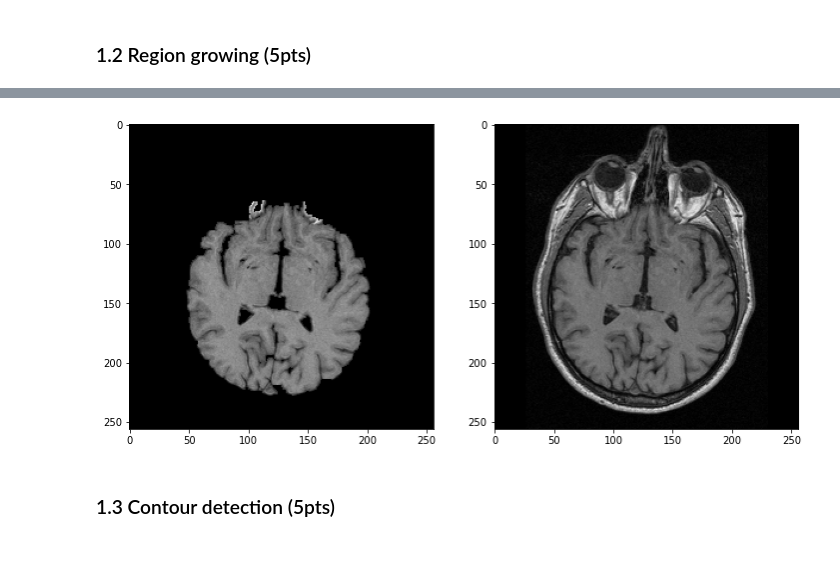
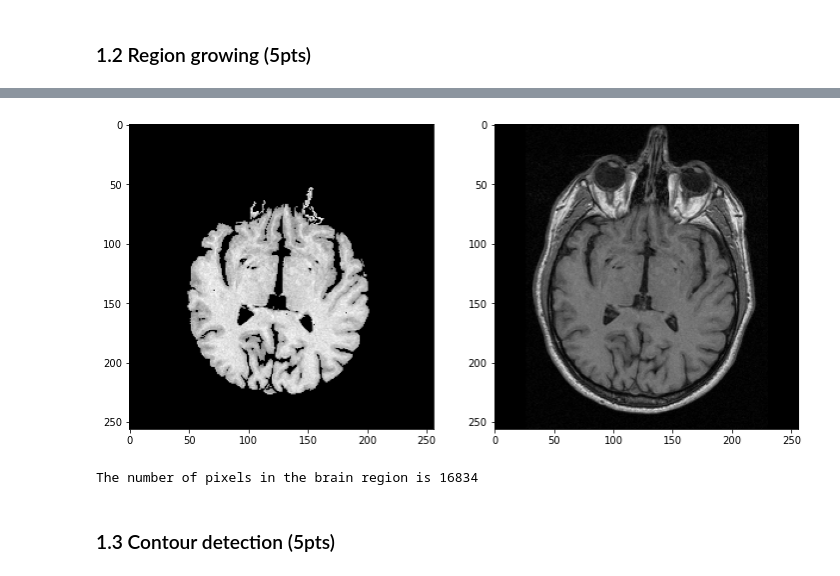
Before and after one commit to aamoros8/IAPR_EPFL, a Jupyter notebook: labs/lab_01_segmentation.ipynb, the cells around one changed output, grey strips where cells are left out. Saved outputs shown, nothing was run; the diff lists cells and outputs as text; code cells hidden in the pictures.

```diff
--- a/labs/lab_01_segmentation.ipynb
+++ b/labs/lab_01_segmentation.ipynb
@@ -84,47 +107,46 @@ sample=brain_im[130:150,140:160] # Sample of image to mean onto
 brain_copy=brain_im.copy()
 
 thresh=np.mean(sample)*0.6
-thresh2=np.mean(sample)*1.1
-mask=brain_im>thresh
+thresh2=np.mean(sample)*1.2
 
-
-#Try
-start=[210,125]
+start=[200,70]
 region=[start]
 Exploring_map=np.zeros((length,length))
 Exploring_map[start[0],start[1]]=2
 process=True
 
 while process :
     for pixel in region:
         X,Y = np.mgrid[pixel[0]-1:pixel[0]+2,pixel[1]-1:pixel[1]+2]#Find surrounding pixels
         Xsurr,Ysurr=np.vstack((X.ravel(), Y.ravel()))
         Surr=np.vstack((Xsurr,Ysurr)).T #Making array with surrounding pixels coordinates
         for exp in Surr :
-            if Exploring_map[exp[0],exp[1]] == 0: # If never explored
+            if (Exploring_map[exp[0],exp[1]] == 0): # If never explored
                 if brain_copy[exp[0],exp[1]]>thresh and brain_copy[exp[0],exp[1]]<thresh2 : #If in range for brain
                     Exploring_map[exp[0],exp[1]] = 2
                 else:
                     Exploring_map[exp[0],exp[1]] = 1 # If never explored and not in threshold
             elif Exploring_map[exp[0],exp[1]] ==2:# If already inquired, try once more for pixels around
                 Exploring_map[exp[0],exp[1]]=3
             elif Exploring_map[exp[0],exp[1]] ==3:# If already inquired, exclude from next pixels to explore
                 Exploring_map[exp[0],exp[1]]=4
 
     region=np.vstack((np.where((Exploring_map==2)|(Exploring_map==3)))).transpose()
-    #print(region)
     if region.shape[0]==0:
         process = False
 
-mask=Exploring_map<1
+mask=(Exploring_map<2)
 brain_copy[mask]=0 #See the whole brain region
 
 # Display Images of the brain
 fig, ax = plt.subplots(1, 2, figsize=(12, 7))
-ax[0].imshow(brain_copy, cmap='gray')
+ax[0].imshow(brain_copy,cmap='gray')
 ax[1].imshow(brain_im, cmap='gray')
 plt.show()
+
+print('The number of pixels in the brain region is',np.count_nonzero(brain_copy))
 # %% [output]
-[figure, old version]
+[figure, new version]
+The number of pixels in the brain region is 16834
 # %% [markdown]
 ### 1.3 Contour detection (5pts)
```
Also changed, not shown: parts of 7 cells of this notebook.
